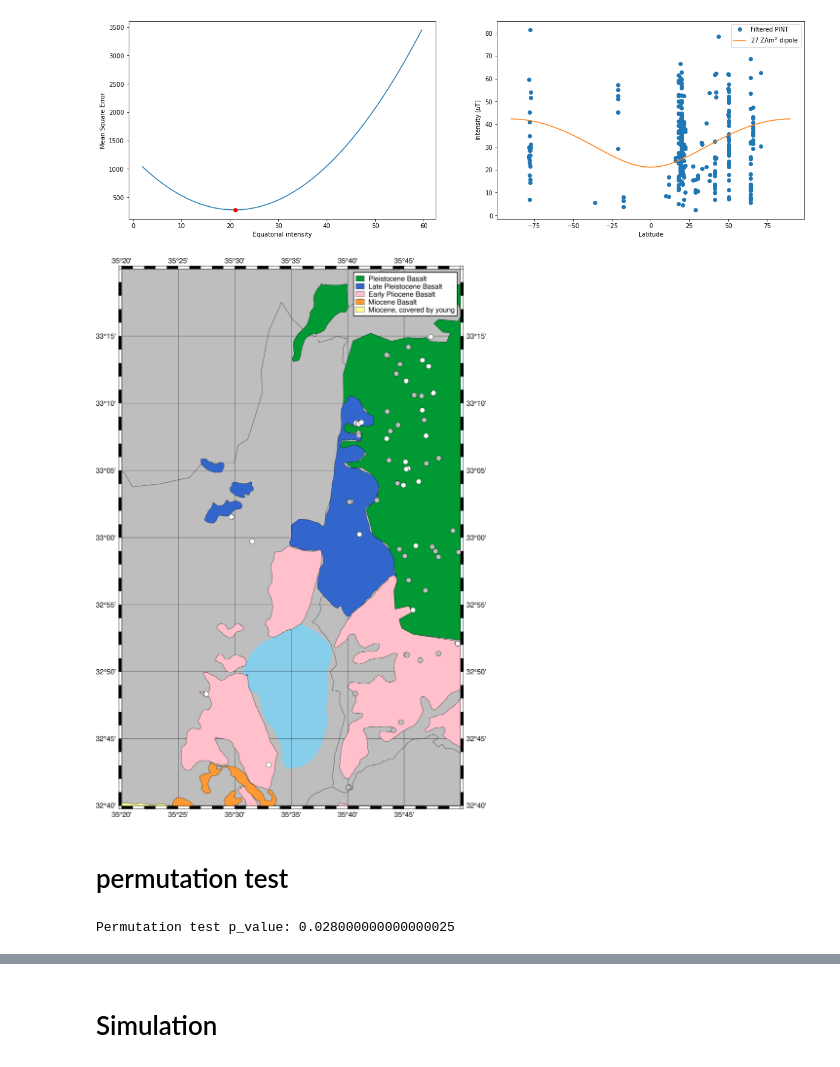
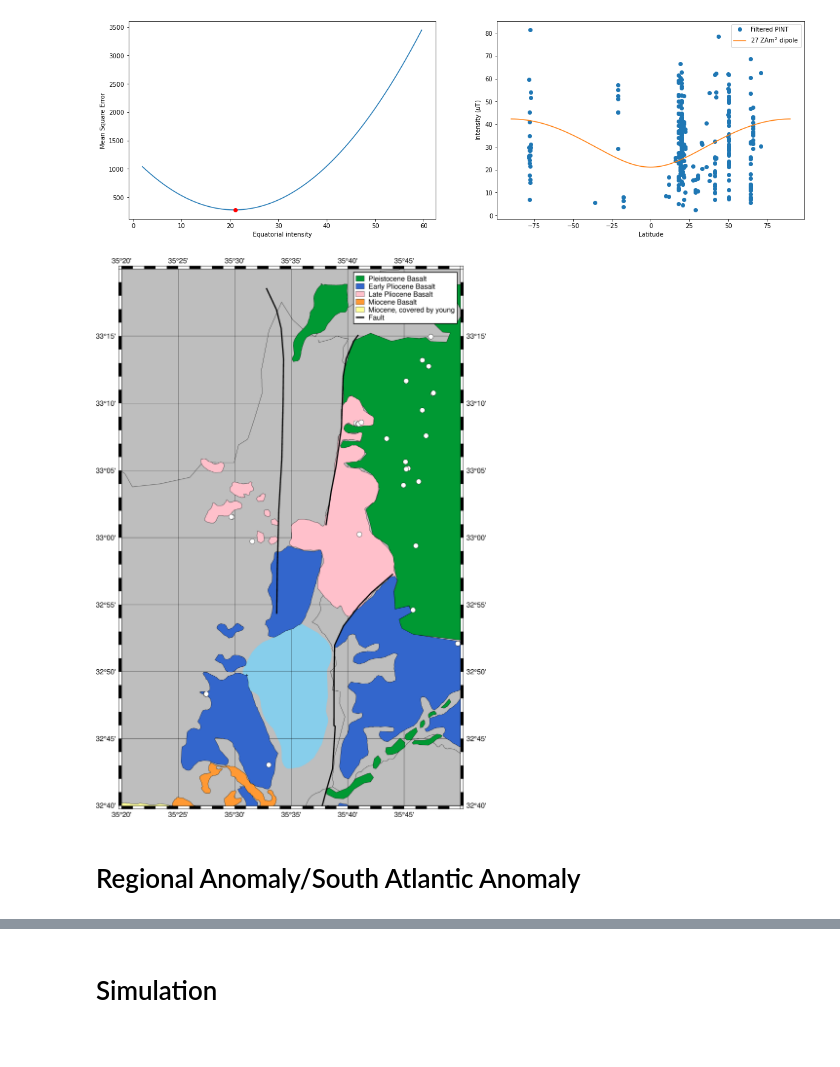
Before and after one commit to hfa2105/Golan_Heights_Analysis, a Jupyter notebook: Asefaw_GH_Analysis.ipynb, the cells around one changed output, grey strips where cells are left out. Saved outputs shown, nothing was run; the diff lists cells and outputs as text; code cells hidden in the pictures.

```diff
--- a/Asefaw_GH_Analysis.ipynb
+++ b/Asefaw_GH_Analysis.ipynb
@@ -15,7 +15,15 @@ import pygmt
 import pmagpy.pmag as pmag
 # %%
 # import the data
-gh_data = pd.read_csv("./PISites.csv")
+gh_data = pd.read_csv("./PISamples.csv")
+gh_data.columns = ['site', 'n', 'int', 'B_sigma_uT', 'b_sigma_perc', 'vadm', 'age','Lat', 'Lon']
+res = gh_data['age'].str.split(" ", expand  = True)
+gh_data['age']= ["" if g == "nan" else float(g) for g in res[0]]
+gh_data['age']= pd.to_numeric(gh_data['age'])
+
+gh_data['age_sigma']= ["" if g == "nan" else float(g) for g in res[2]]
+gh_data['age_sigma']= pd.to_numeric(gh_data['age_sigma'])
+
 ant_data = pd.read_csv("./AntarcticaPISites.csv")
 collab_data = pd.read_csv("./collaborator_studies.csv")
 
@@ -127,9 +135,9 @@ for i in range(ant_data['age'].size):
     plt.errorbar(ant_data['age'].values[i],ant_data['vadm'].values[i], xerr = ant_data['age_sigma'].values[i], yerr = ant_data['vadm_sigma'].values[i], color="k")
 
 
-plt.plot( gh_data['age']/1000, gh_data['vadm'],"o", label = "This Study")
+plt.plot( gh_data['age'], gh_data['vadm'],"o", label = "This Study")
 for i in range(gh_data['vadm'].size):
-    plt.errorbar( gh_data['age'].values[i]/1000,gh_data['vadm'].values[i], xerr= gh_data['age_sigma'].values[i]/1000, yerr=gh_data['vadm_sigma'].values[i], color = "k")
+    plt.errorbar( gh_data['age'].values[i],gh_data['vadm'].values[i], color = "k")
 
 
 plt.xlim([0,3])
@@ -304,7 +312,6 @@ plt.legend();
 boundaryData = pd.read_csv("../Data/geo_regions.csv")
 boundaryData['lat']= pd.to_numeric(boundaryData['lat'])
 coordinateData = pd.read_csv("../Data/coordinates.csv")
-
 
 lon = [35.3333, 35.833]
 lat = [32.666, 33.333]
@@ -313,56 +320,52 @@ padding = 20
 # relief image for Israel, border, inset, color bar
 fig = pygmt.Figure()
 
 
 fig.coast(projection = "M0/0/8i", region = [lon[0], lon[1],lat[0], lat[1]], frame = "afg", land = "gray", water = "skyblue", borders = 1)
 
 
 colors=["#009933", "#3366cc", "pink", "#ff9933", "#ffff99", "#00cc99", "#669999"]
 #periods = ["Pleistocene", "Late Pleistocene", "Early Pliocene", "Miocene", "Miocene, covered by young"]
-periods = ["Pleistocene Basalt", "Late Pleistocene Basalt", "Early Pliocene Basalt", "Miocene Basalt", "Miocene, covered by young"]
+periods = ["Pleistocene Basalt",  "Early Pliocene Basalt", "Late Pliocene Basalt", "Miocene Basalt", "Miocene, covered by young"]
 
 for i, period in enumerate(periods):
     regions = boundaryData[boundaryData['period']==period]
     for j in regions['zone'].unique():
         regionData = regions[regions['zone']==j]
         if (j == 1):
             fig.plot(x =regionData['lon'].values, y = regionData['lat'].values , color = colors[i], pen = "black", label = '"' + period +'"')
         else:
             fig.plot(x =regionData['lon'].values, y = regionData['lat'].values , color = colors[i], pen = "black")
 
 
 #plot intensity sites
 intensitySites = coordinateData[coordinateData['Site'].str.contains("GHI")]
 directionSites = coordinateData[coordinateData['Site'].str.contains("GHI")==False]
-fig.plot(x = directionSites['Lon'].values, y = directionSites['Lat'].values , style = "c0.3c", color = "grey", pen = "black")
+#fig.plot(x = directionSites['Lon'].values, y = directionSites['Lat'].values , style = "c0.3c", color = "grey", pen = "black")
 fig.plot(x = intensitySites['Lon'].values, y =intensitySites['Lat'].values , style = "c0.3c", color = "white", pen = "black")
 
+
+for i in np.arange(1,3,1):
+    lat_line, lon_line = boundaryData[(boundaryData['period']=="Fault") & (boundaryData['zone'] == i)][['lat','lon']].values.transpose()
+
+    fig.plot(
+        x=lon_line,
+        y=lat_line,
+        pen="2p,black",
+    )
+
+lat_line, lon_line = boundaryData[(boundaryData['period']=="Fault") & (boundaryData['zone'] == 3)][['lat','lon']].values.transpose()
+fig.plot(
+        x=lon_line,
+        y=lat_line,
+        pen="2p,black",
+        label="Fault"
+    )
 
 
 fig.legend()
 fig.show(width=1000)
 # %% [output]
-[figure, old version]
+[figure, new version]
-# %% [markdown]
-# permutation test
-# %%
-# permutation test
-def perm_test(data, n_a, n_b):
-    np.random.shuffle(data)
-    group_a = data[:n_a]
-    group_b = data[n_a:]
-
-    return group_a.mean() - group_b.mean()
-
-mean_diff = north['VDM/VADM'].mean() - south['VDM/VADM'].mean()
-n_samples = 10000
-data = np.concatenate([north['VDM/VADM'], south['VDM/VADM']])
-diff_estimates = [perm_test(data, north['VDM/VADM'].size, south['VDM/VADM'].size) for i in range(n_samples)]
-diff_estimates = np.array(diff_estimates)
-
-diff_count = len(np.where(diff_estimates<=mean_diff)[0])
-
-p_value = 1 - diff_count/n_samples
-print("Permutation test p_value: {}".format(p_value))
-# %% [output]
-Permutation test p_value: 0.028000000000000025
+# %% [markdown]
+# Regional Anomaly/South Atlantic Anomaly
```
Also changed, not shown: parts of 30 cells of this notebook.
